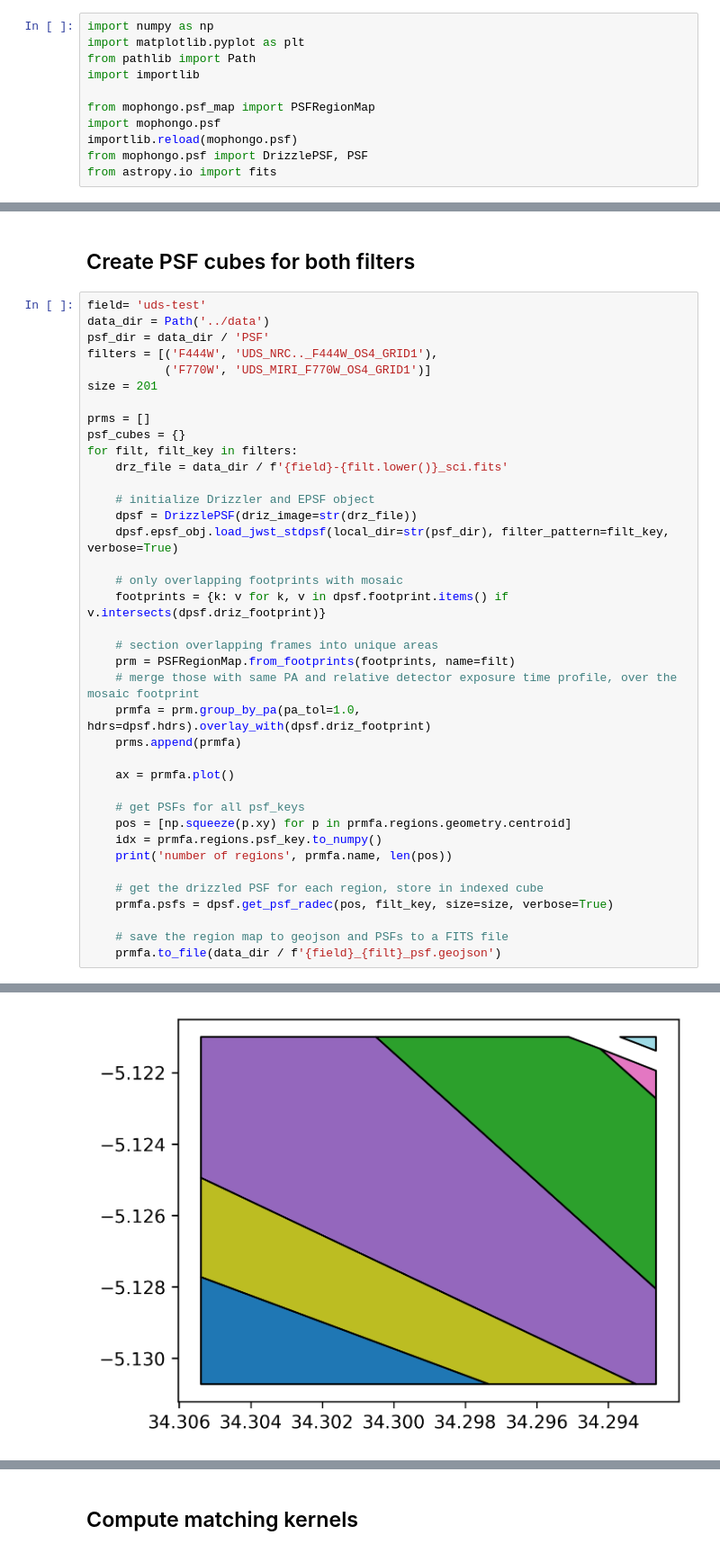
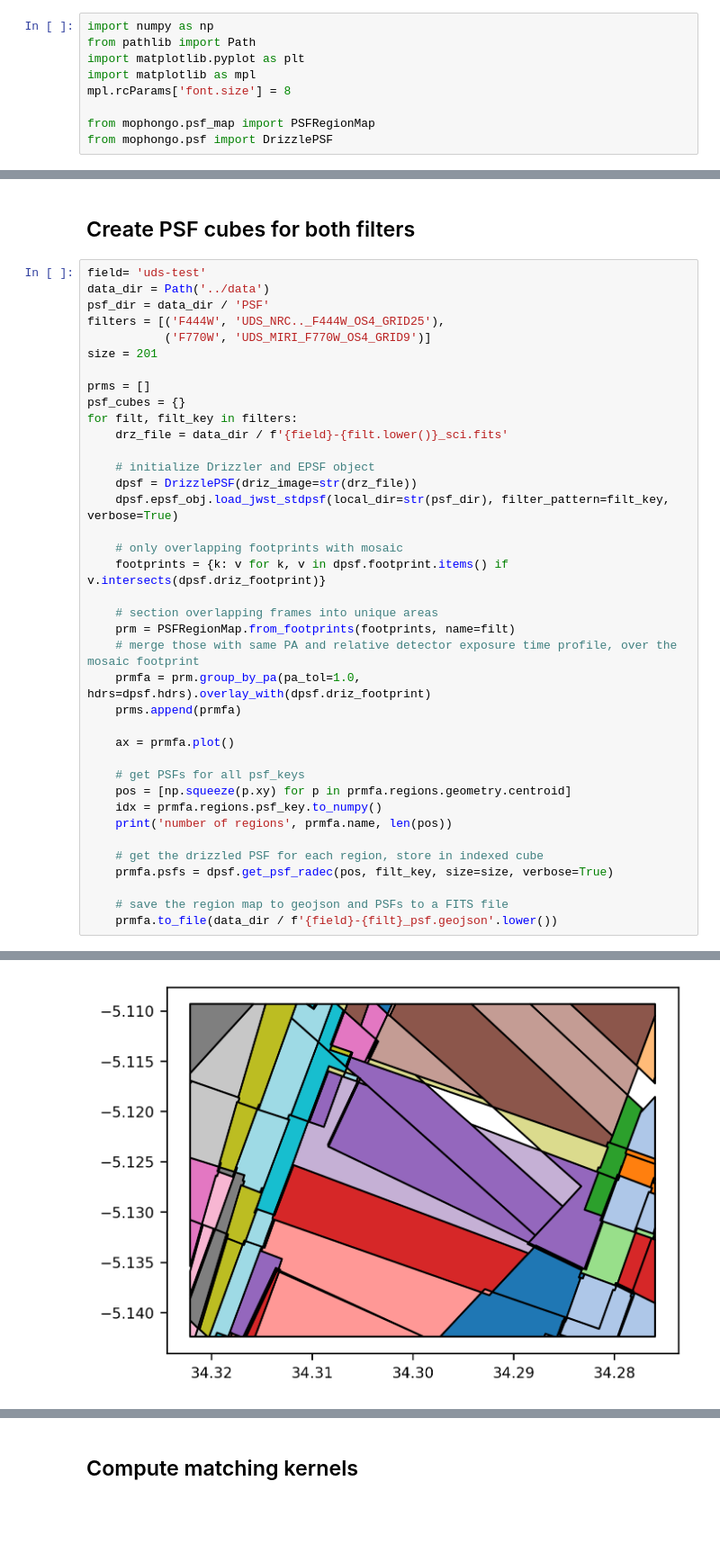
Before and after one commit to ivolabbe/mophongo, a Jupyter notebook: examples/make_kernels.ipynb, the cells around one changed output, grey strips where cells are left out. Shown at 90% size. Drawn from its saved outputs; the diff is of its cells as text; blank space fills up the shorter version.

```diff
--- a/examples/make_kernels.ipynb
+++ b/examples/make_kernels.ipynb
@@ -2,15 +2,13 @@
 # PSF Matching Kernels
 # %%
 import numpy as np
+from pathlib import Path
 import matplotlib.pyplot as plt
-from pathlib import Path
-import importlib
+import matplotlib as mpl
+mpl.rcParams['font.size'] = 8
 
 from mophongo.psf_map import PSFRegionMap
-import mophongo.psf
-importlib.reload(mophongo.psf)
-from mophongo.psf import DrizzlePSF, PSF
-from astropy.io import fits
+from mophongo.psf import DrizzlePSF
 # %% [output]
 The following task in the stsci.skypac package can be run with TEAL:
                                     skymatch
@@ -48,8 +46,8 @@ print(len(prm.regions),len(prma.regions))
 field= 'uds-test'
 data_dir = Path('../data')
 psf_dir = data_dir / 'PSF'
-filters = [('F444W', 'UDS_NRC.._F444W_OS4_GRID1'),
-           ('F770W', 'UDS_MIRI_F770W_OS4_GRID1')]
+filters = [('F444W', 'UDS_NRC.._F444W_OS4_GRID25'),
+           ('F770W', 'UDS_MIRI_F770W_OS4_GRID9')]
 size = 201
 
 prms = []
@@ -81,7 +79,7 @@ for filt, filt_key in filters:
     prmfa.psfs = dpsf.get_psf_radec(pos, filt_key, size=size, verbose=True)
 
     # save the region map to geojson and PSFs to a FITS file
-    prmfa.to_file(data_dir / f'{field}_{filt}_psf.geojson')
+    prmfa.to_file(data_dir / f'{field}-{filt}_psf.geojson'.lower())
 # %% [output]
 Loading ../data/PSF/UDS_NRCB5_F444W_OS4_GRID1.fits 260x260x1 NIRCam NRCB5 F444W 59967.2
 Loading ../data/PSF/UDS_NRCA5_F444W_OS4_GRID1.fits 260x260x1 NIRCam NRCA5 F444W 59967.2
@@ -91 +89 @@ number of regions None 1
-[figure, old version]
+[figure, new version]
```
Also changed, not shown: parts of 3 cells of this notebook, 28 other files.
